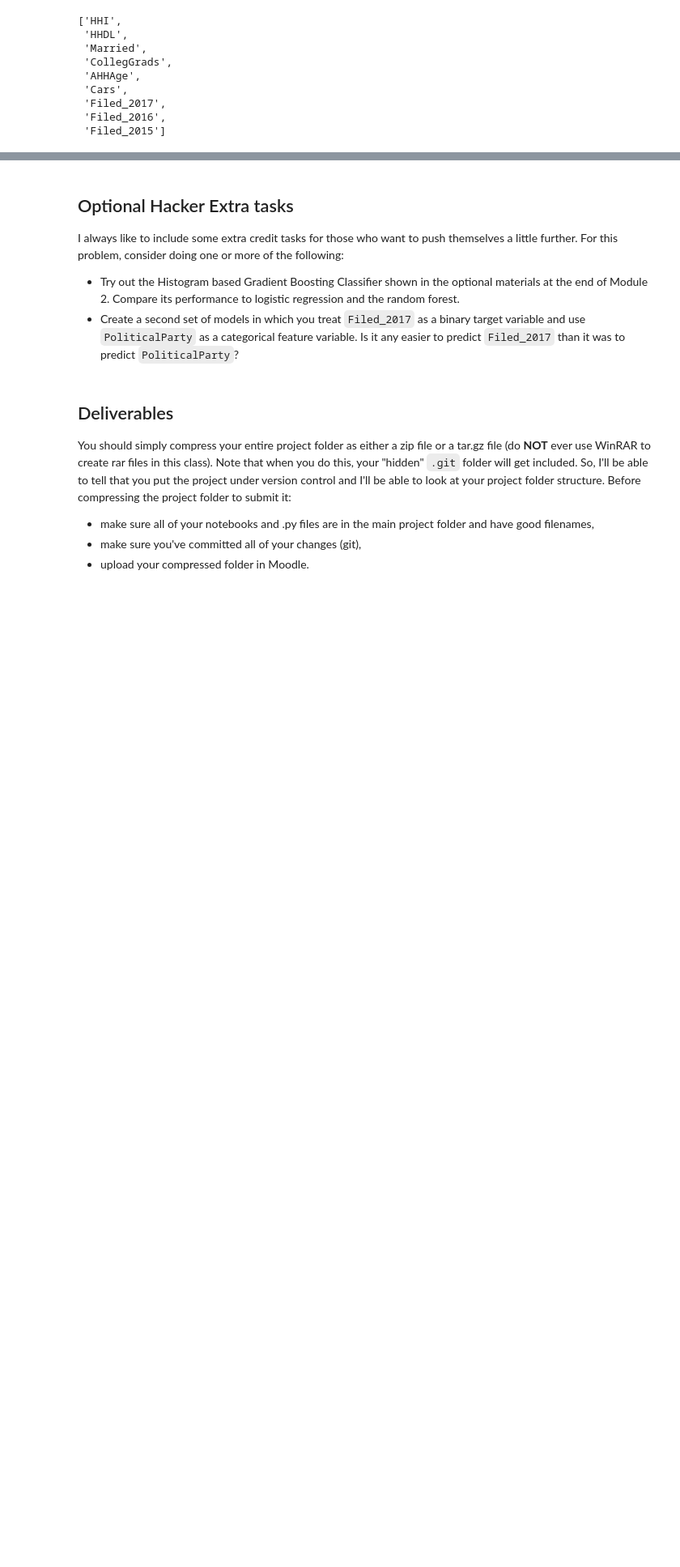
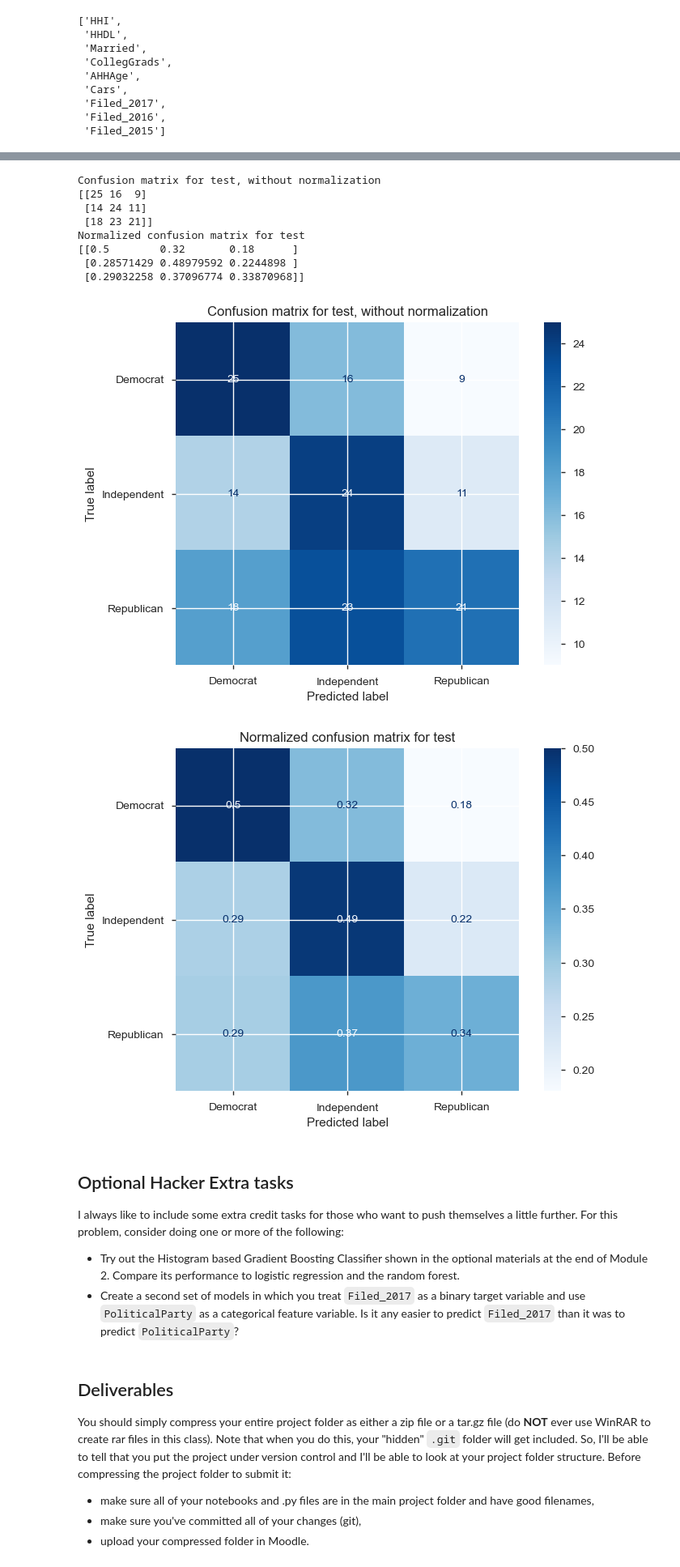
Before and after one commit to slbrooks/politicialpartyhw1, a Jupyter notebook: aap_hw1_s21_sklearn.ipynb, the cells around one changed output, grey strips where cells are left out. Shown: that part at 81% size. Cells and saved outputs as stored; diff of their text form; code cells hidden in the pictures; blank space fills up the shorter version.

```diff
--- a/aap_hw1_s21_sklearn.ipynb
+++ b/aap_hw1_s21_sklearn.ipynb
@@ -188,3 +406,31 @@ y = tax_df.iloc[:, 9]
+# %%
+titles_options = [("Confusion matrix for test, without normalization", None),
+                  ("Normalized confusion matrix for test", 'true')]
+
+class_names = clf['classifier'].classes_
+
+for title, normalize in titles_options:
+    disp = plot_confusion_matrix(clf, X_test, y_test,
+                                 display_labels=class_names,
+                                 cmap=plt.cm.Blues,
+                                 normalize=normalize)
+    disp.ax_.set_title(title)
+
+    print(title)
+    print(disp.confusion_matrix)
+
+plt.show()
+# %% [output]
+Confusion matrix for test, without normalization
+[[25 16  9]
+ [14 24 11]
+ [18 23 21]]
+Normalized confusion matrix for test
+[[0.5        0.32       0.18      ]
+ [0.28571429 0.48979592 0.2244898 ]
+ [0.29032258 0.37096774 0.33870968]]
+[figure, added]
+[figure, added]
 # %% [markdown]
 ## Optional Hacker Extra tasks
 I always like to include some extra credit tasks for those who want to push themselves a little further. For this problem, consider doing one or more of the following:
```
Also changed, not shown: parts of 31 cells of this notebook.
